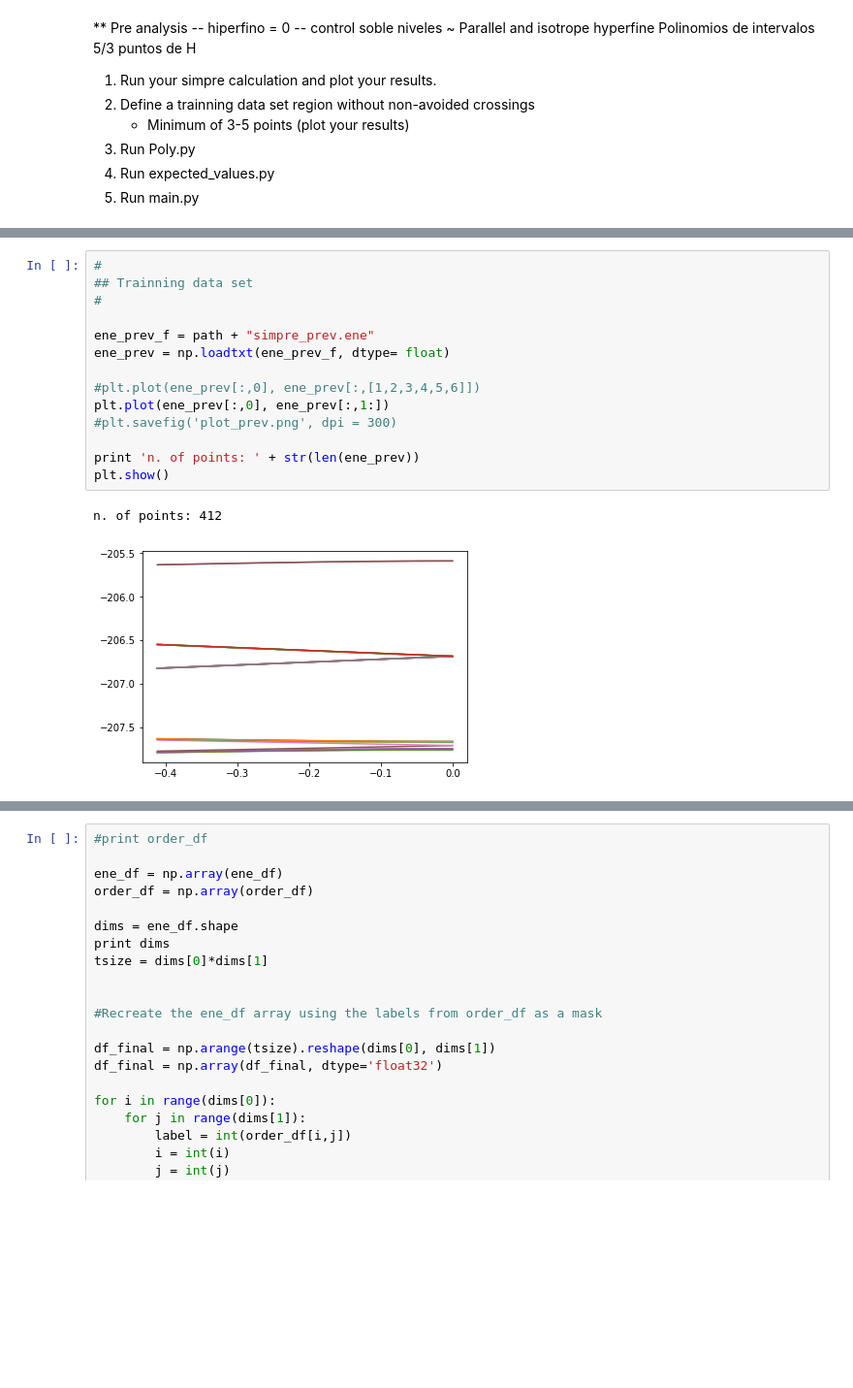
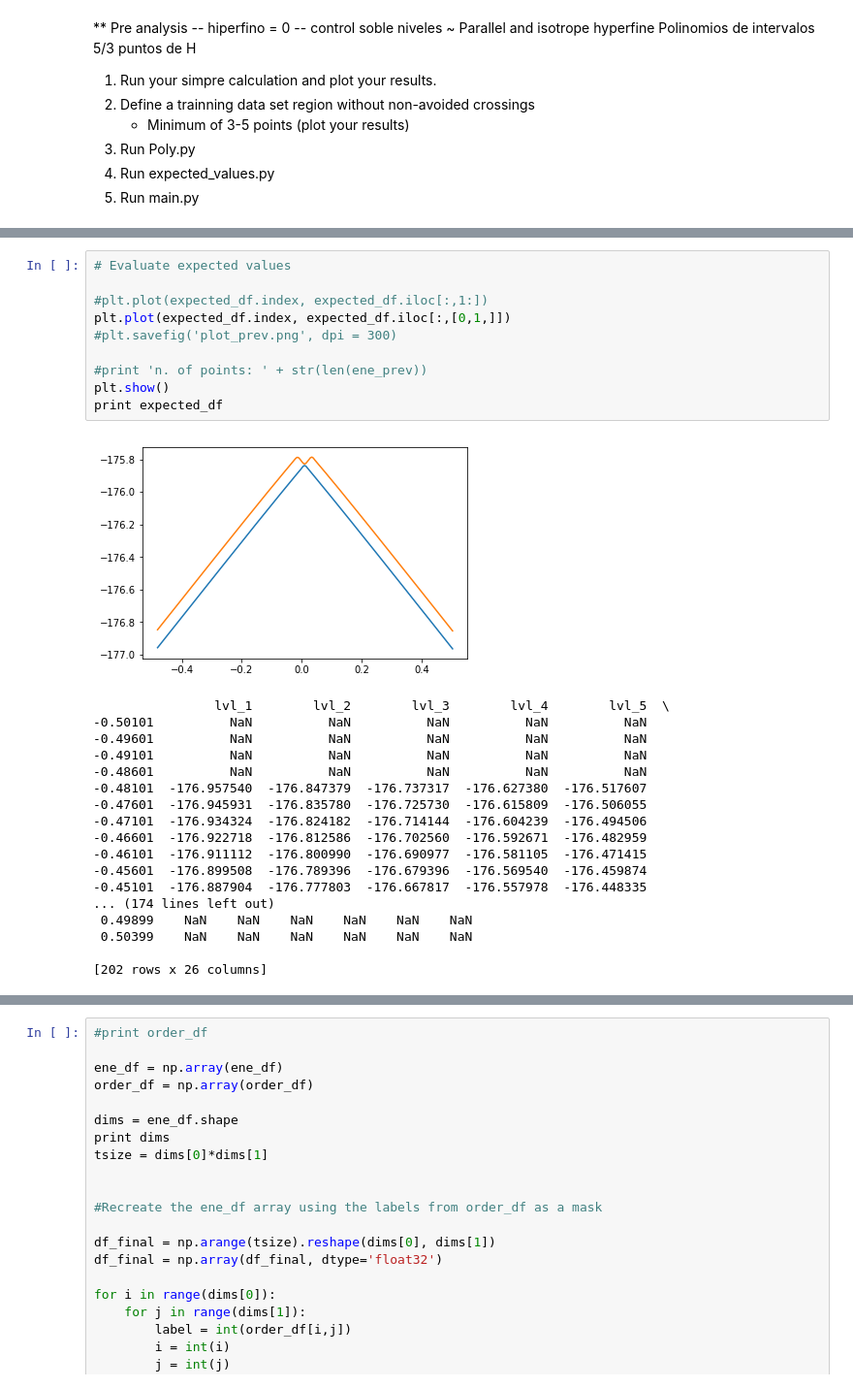
Before and after one commit to silsgs/ClockTransitions, a Jupyter notebook: main.ipynb, the cells around one changed output, grey strips where cells are left out. Shown at 97% size. Saved outputs shown, nothing was run; the diff lists cells and outputs as text; blank space fills up the shorter version.

```diff
--- a/main.ipynb
+++ b/main.ipynb
@@ -243,17 +41,29 @@ n. of points: 206
 # %%
-#
-## Trainning data set
-#
+# Evaluate expected values
 
-ene_prev_f = path + "simpre_prev.ene"
-ene_prev = np.loadtxt(ene_prev_f, dtype= float)
-
-#plt.plot(ene_prev[:,0], ene_prev[:,[1,2,3,4,5,6]])
-plt.plot(ene_prev[:,0], ene_prev[:,1:])
+#plt.plot(expected_df.index, expected_df.iloc[:,1:])
+plt.plot(expected_df.index, expected_df.iloc[:,[0,1,]])
 #plt.savefig('plot_prev.png', dpi = 300)
 
-print 'n. of points: ' + str(len(ene_prev))
+#print 'n. of points: ' + str(len(ene_prev))
 plt.show()
+print expected_df
 # %% [output]
+[figure, new version]
-n. of points: 412
+                lvl_1        lvl_2        lvl_3        lvl_4        lvl_5  \
+-0.50101          NaN          NaN          NaN          NaN          NaN
+-0.49601          NaN          NaN          NaN          NaN          NaN
+-0.49101          NaN          NaN          NaN          NaN          NaN
+-0.48601          NaN          NaN          NaN          NaN          NaN
+-0.48101  -176.957540  -176.847379  -176.737317  -176.627380  -176.517607
+-0.47601  -176.945931  -176.835780  -176.725730  -176.615809  -176.506055
+-0.47101  -176.934324  -176.824182  -176.714144  -176.604239  -176.494506
+-0.46601  -176.922718  -176.812586  -176.702560  -176.592671  -176.482959
+-0.46101  -176.911112  -176.800990  -176.690977  -176.581105  -176.471415
+-0.45601  -176.899508  -176.789396  -176.679396  -176.569540  -176.459874
+-0.45101  -176.887904  -176.777803  -176.667817  -176.557978  -176.448335
+... (174 lines left out)
+ 0.49899    NaN    NaN    NaN    NaN    NaN    NaN
+ 0.50399    NaN    NaN    NaN    NaN    NaN    NaN
+
+[202 rows x 26 columns]
-[figure, old version]
```
Also changed, not shown: parts of 12 cells of this notebook.
